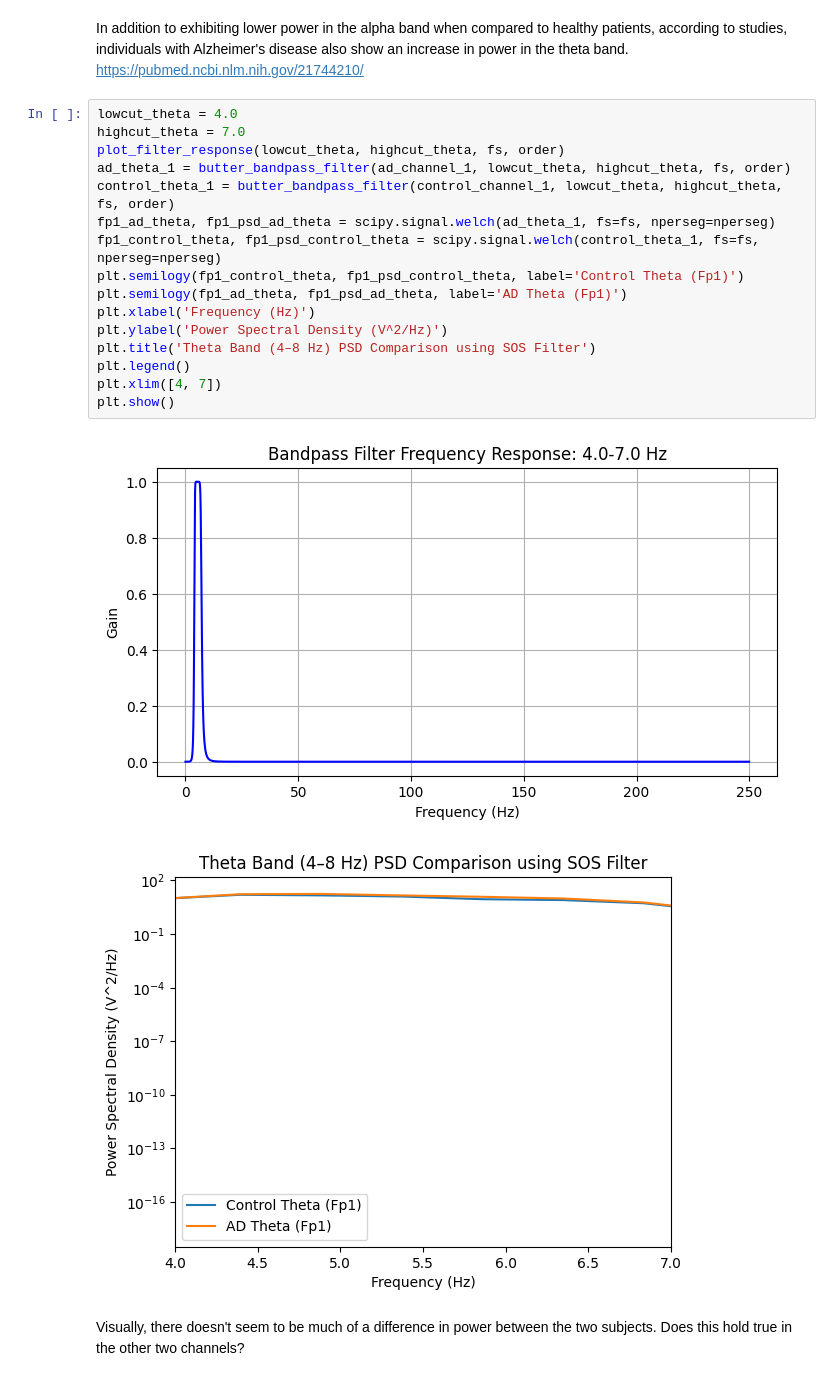
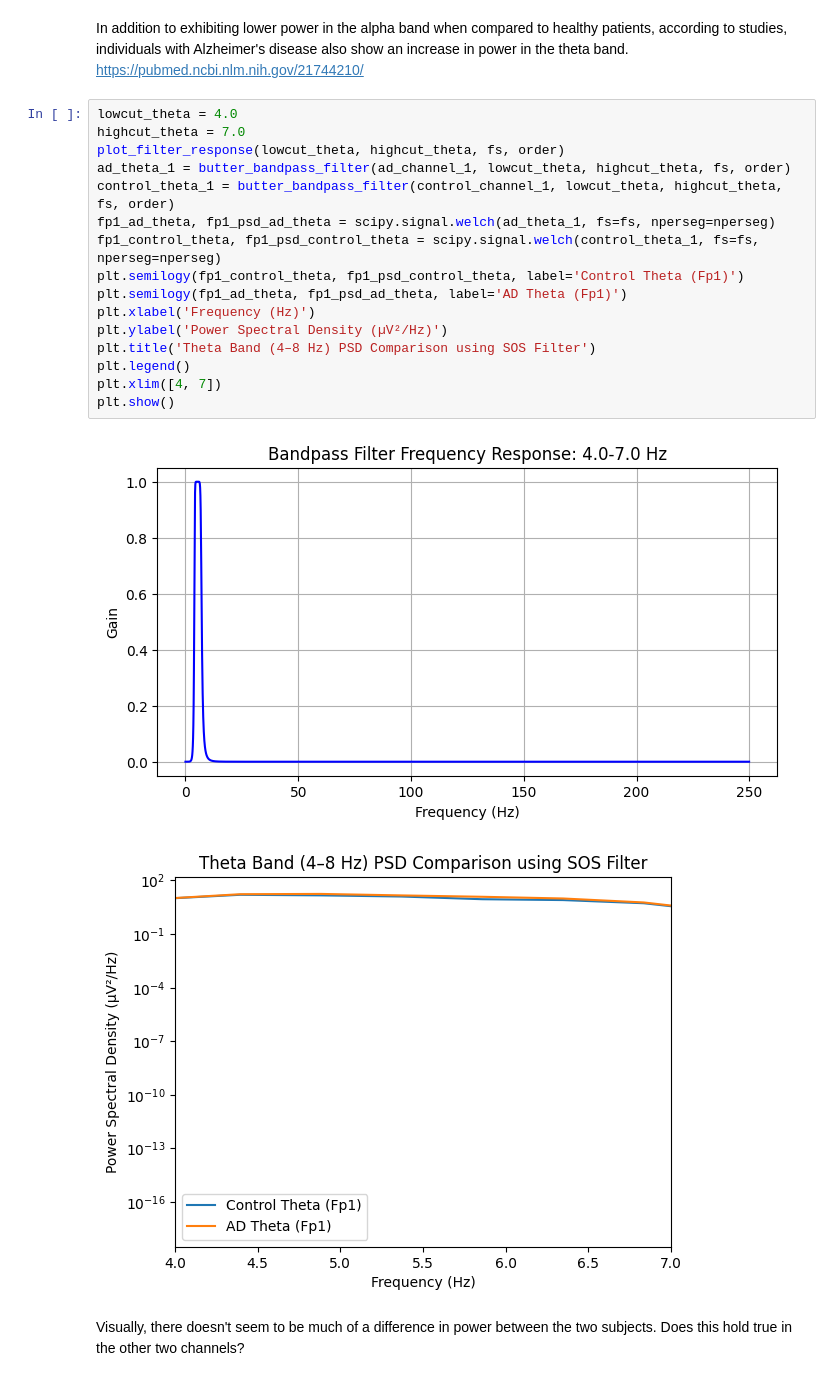
Before and after one commit to sconsume/cogs118c_acjj, a Jupyter notebook: final_project.ipynb, the cells around one changed output. Drawn from its saved outputs; the diff is of its cells as text.

```diff
--- a/final_project.ipynb
+++ b/final_project.ipynb
@@ -174,22 +174,22 @@ https://pubmed.ncbi.nlm.nih.gov/21744210/
 # %%
 lowcut_theta = 4.0
 highcut_theta = 7.0
 plot_filter_response(lowcut_theta, highcut_theta, fs, order)
 ad_theta_1 = butter_bandpass_filter(ad_channel_1, lowcut_theta, highcut_theta, fs, order)
 control_theta_1 = butter_bandpass_filter(control_channel_1, lowcut_theta, highcut_theta, fs, order)
 fp1_ad_theta, fp1_psd_ad_theta = scipy.signal.welch(ad_theta_1, fs=fs, nperseg=nperseg)
 fp1_control_theta, fp1_psd_control_theta = scipy.signal.welch(control_theta_1, fs=fs, nperseg=nperseg)
 plt.semilogy(fp1_control_theta, fp1_psd_control_theta, label='Control Theta (Fp1)')
 plt.semilogy(fp1_ad_theta, fp1_psd_ad_theta, label='AD Theta (Fp1)')
 plt.xlabel('Frequency (Hz)')
-plt.ylabel('Power Spectral Density (V^2/Hz)')
+plt.ylabel('Power Spectral Density (µV²/Hz)')
 plt.title('Theta Band (4–8 Hz) PSD Comparison using SOS Filter')
 plt.legend()
 plt.xlim([4, 7])
 plt.show()
 # %% [output]
 [figure]
-[figure, old version]
+[figure, new version]
 # %% [markdown]
 Visually, there doesn't seem to be much of a difference in power between the two subjects. Does this hold true in the other two channels?
 # %%
```
Also changed, not shown: parts of 5 cells of this notebook.
